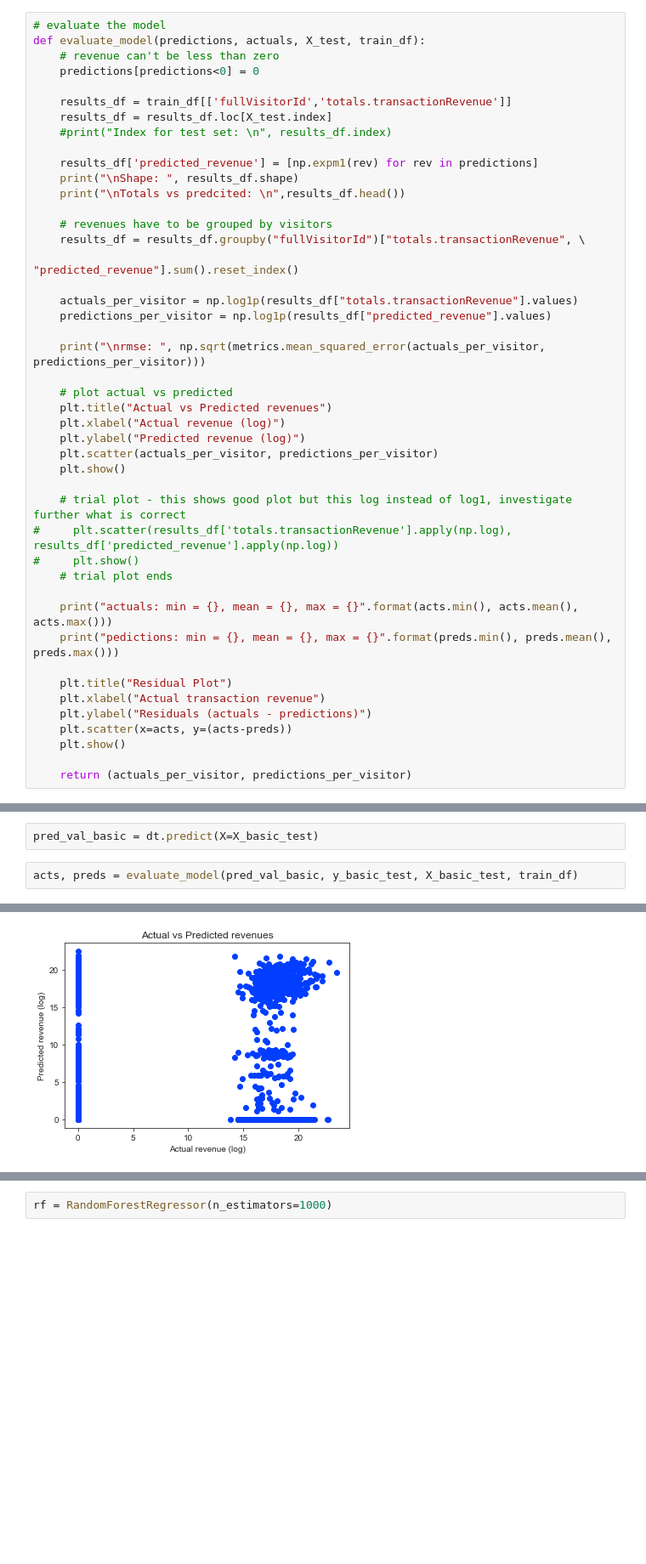
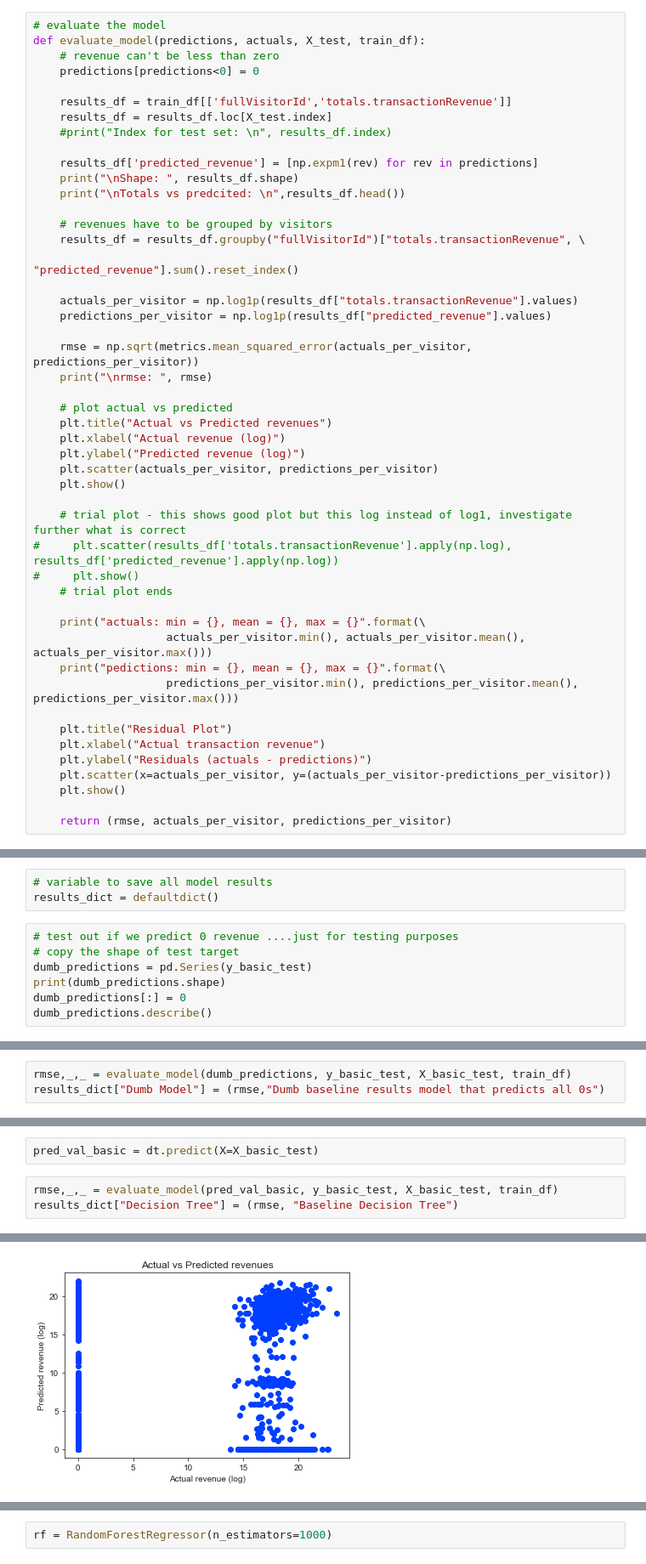
Before and after one commit to NehaJain18/DataScience, a Jupyter notebook: Capstone_Second/ml-modeling/FeatureEngineering_Modeling.ipynb, the cells around one changed output, grey strips where cells are left out. Shown at 85% size. Drawn from its saved outputs; the diff is of its cells as text; blank space fills up the shorter version.

```diff
--- a/Capstone_Second/ml-modeling/FeatureEngineering_Modeling.ipynb
+++ b/Capstone_Second/ml-modeling/FeatureEngineering_Modeling.ipynb
@@ -441,7 +479,8 @@ def evaluate_model(predictions, actuals, X_test, train_df):
     actuals_per_visitor = np.log1p(results_df["totals.transactionRevenue"].values)
     predictions_per_visitor = np.log1p(results_df["predicted_revenue"].values)
 
-    print("\nrmse: ", np.sqrt(metrics.mean_squared_error(actuals_per_visitor, predictions_per_visitor)))
+    rmse = np.sqrt(metrics.mean_squared_error(actuals_per_visitor, predictions_per_visitor))
+    print("\nrmse: ", rmse)
 
     # plot actual vs predicted
     plt.title("Actual vs Predicted revenues")
@@ -455,16 +494,18 @@ def evaluate_model(predictions, actuals, X_test, train_df):
 #     plt.show()
     # trial plot ends
 
-    print("actuals: min = {}, mean = {}, max = {}".format(acts.min(), acts.mean(), acts.max()))
-    print("pedictions: min = {}, mean = {}, max = {}".format(preds.min(), preds.mean(), preds.max()))
+    print("actuals: min = {}, mean = {}, max = {}".format(\
+                    actuals_per_visitor.min(), actuals_per_visitor.mean(), actuals_per_visitor.max()))
+    print("pedictions: min = {}, mean = {}, max = {}".format(\
+                    predictions_per_visitor.min(), predictions_per_visitor.mean(), predictions_per_visitor.max()))
 
     plt.title("Residual Plot")
     plt.xlabel("Actual transaction revenue")
     plt.ylabel("Residuals (actuals - predictions)")
-    plt.scatter(x=acts, y=(acts-preds))
+    plt.scatter(x=actuals_per_visitor, y=(actuals_per_visitor-predictions_per_visitor))
     plt.show()
 
-    return (actuals_per_visitor, predictions_per_visitor)
+    return (rmse, actuals_per_visitor, predictions_per_visitor)
 # %%
 X_basic_train, X_basic_test, y_basic_train, y_basic_test = get_train_test(X_basic, train_df)
 # %%
@@ -473,0 +521,10 @@ X_basic_train.shape, X_basic_test.shape, y_basic_train.shape, y_basic_test.shape
+# %%
+# variable to save all model results
+results_dict = defaultdict()
+# %%
+# test out if we predict 0 revenue ....just for testing purposes
+# copy the shape of test target
+dumb_predictions = pd.Series(y_basic_test)
+print(dumb_predictions.shape)
+dumb_predictions[:] = 0
+dumb_predictions.describe()
@@ -473,0 +542,3 @@ X_basic_train.shape, X_basic_test.shape, y_basic_train.shape, y_basic_test.shape
+# %%
+rmse,_,_ = evaluate_model(dumb_predictions, y_basic_test, X_basic_test, train_df)
+results_dict["Dumb Model"] = (rmse,"Dumb baseline results model that predicts all 0s")
@@ -484,7 +579,8 @@ DecisionTreeRegressor(criterion='mse', max_depth=None, max_features=None,
 # %%
 pred_val_basic = dt.predict(X=X_basic_test)
 # %%
-acts, preds = evaluate_model(pred_val_basic, y_basic_test, X_basic_test, train_df)
+rmse,_,_ = evaluate_model(pred_val_basic, y_basic_test, X_basic_test, train_df)
+results_dict["Decision Tree"] = (rmse, "Baseline Decision Tree")
 # %% [output]
 Shape:  (137031, 3)
 
@@ -500,2 +596,2 @@ rmse:  2.301578978426379
-[figure, old version]
+[figure, new version]
 actuals: min = 0.0, mean = 0.2943813702846033, max = 23.442593540690858
```
Also changed, not shown: parts of 116 cells of this notebook, 12 other files.
